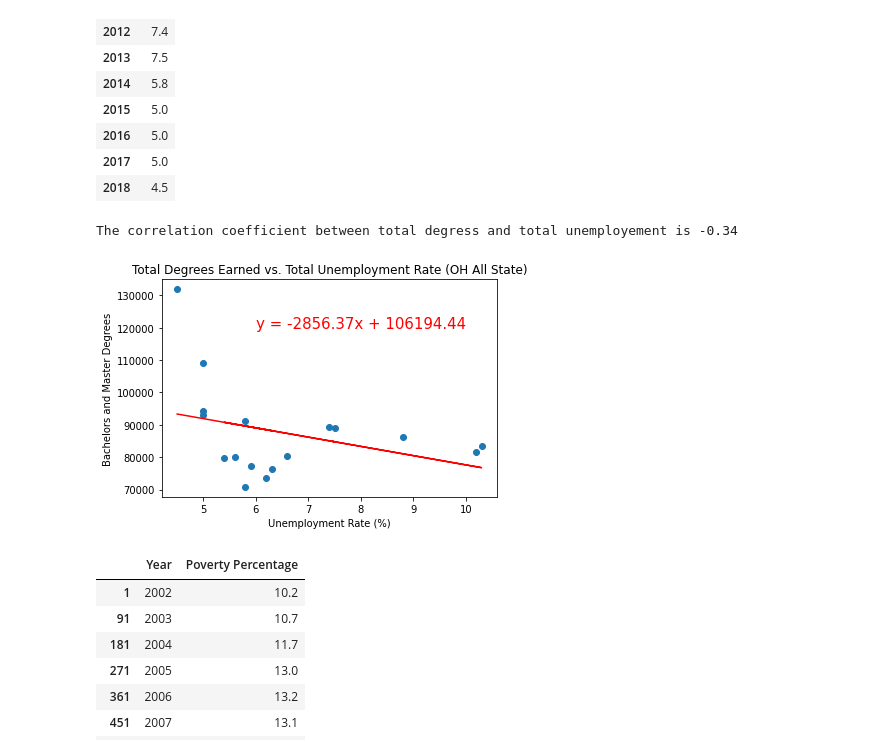
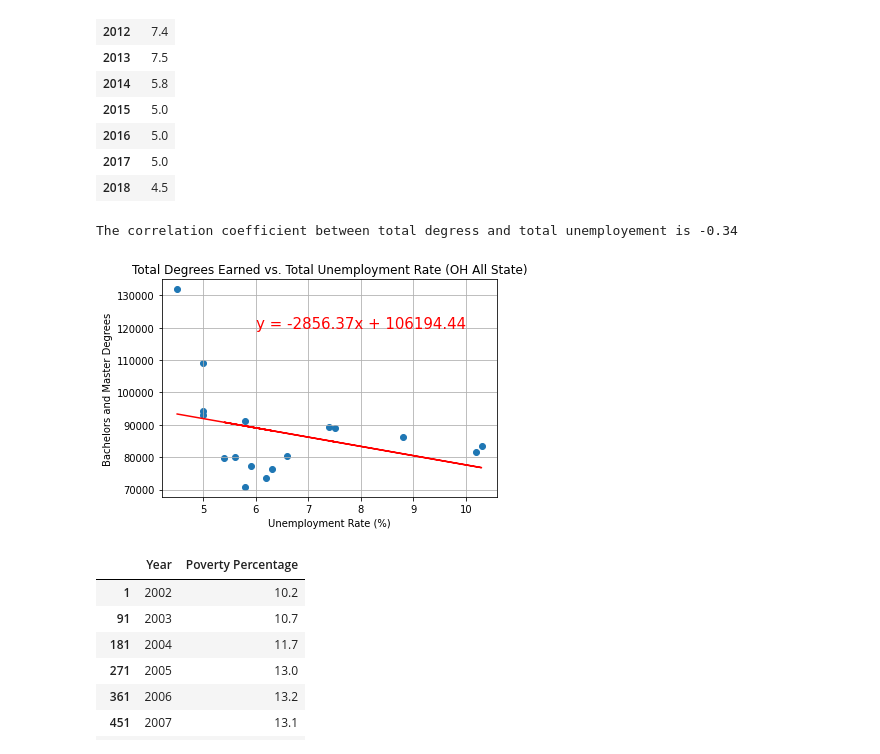
Before and after one commit to AntwonS116/Project-Ohio-College-Analysis, a Jupyter notebook: data.ipynb, the cells around one changed output. Drawn from its saved outputs; the diff is of its cells as text; code cells hidden in the pictures.

```diff
--- a/data.ipynb
+++ b/data.ipynb
@@ -452,22 +452,23 @@ oh_only
 # %%
 
 # Add the linear regression equation and line to plot
 x_values = oh_only.iloc[:, 0]
 y_values = degs_yr.iloc[:,0]
 (slope, intercept, rvalue, pvalue, stderr) = linregress(x_values, y_values)
 regress_values = x_values * slope + intercept
 line_eq = "y = " + str(round(slope,2)) + "x + " + str(round(intercept,2))
 plt.scatter(x_values,y_values)
 plt.plot(x_values,regress_values,"r-")
 plt.annotate(line_eq,(6,120000),fontsize=15,color="red")
 plt.title("Total Degrees Earned vs. Total Unemployment Rate (OH All State)")
 plt.xlabel("Unemployment Rate (%)")
 plt.ylabel("Bachelors and Master Degrees")
 print(f"The correlation coefficient between total degress and total unemployement is {round(st.pearsonr(x_values,y_values)[0],2)}")
+plt.grid()
 plt.show()
 # %% [output]
 The correlation coefficient between total degress and total unemployement is -0.34
-[figure, old version]
+[figure, new version]
 # %%
 # pulling data needed for OH poverty to degree comparison
 
```
Also changed, not shown: parts of 4 cells of this notebook.
